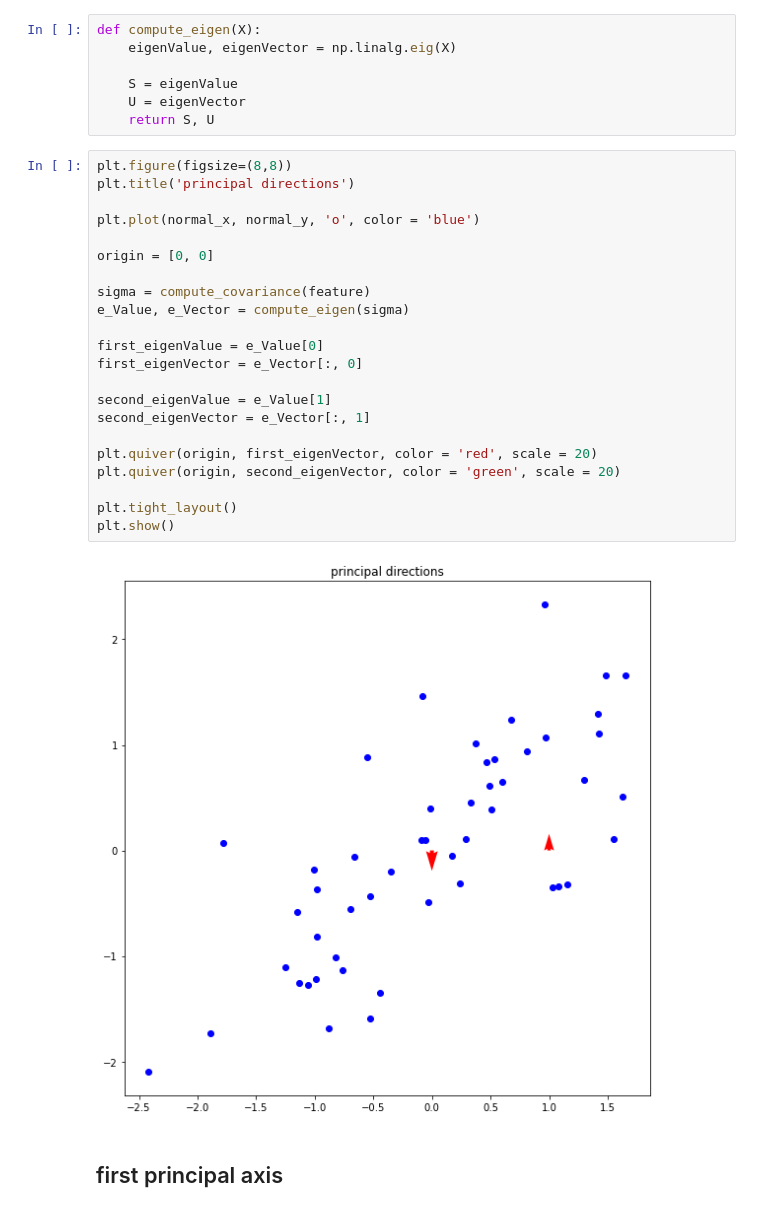
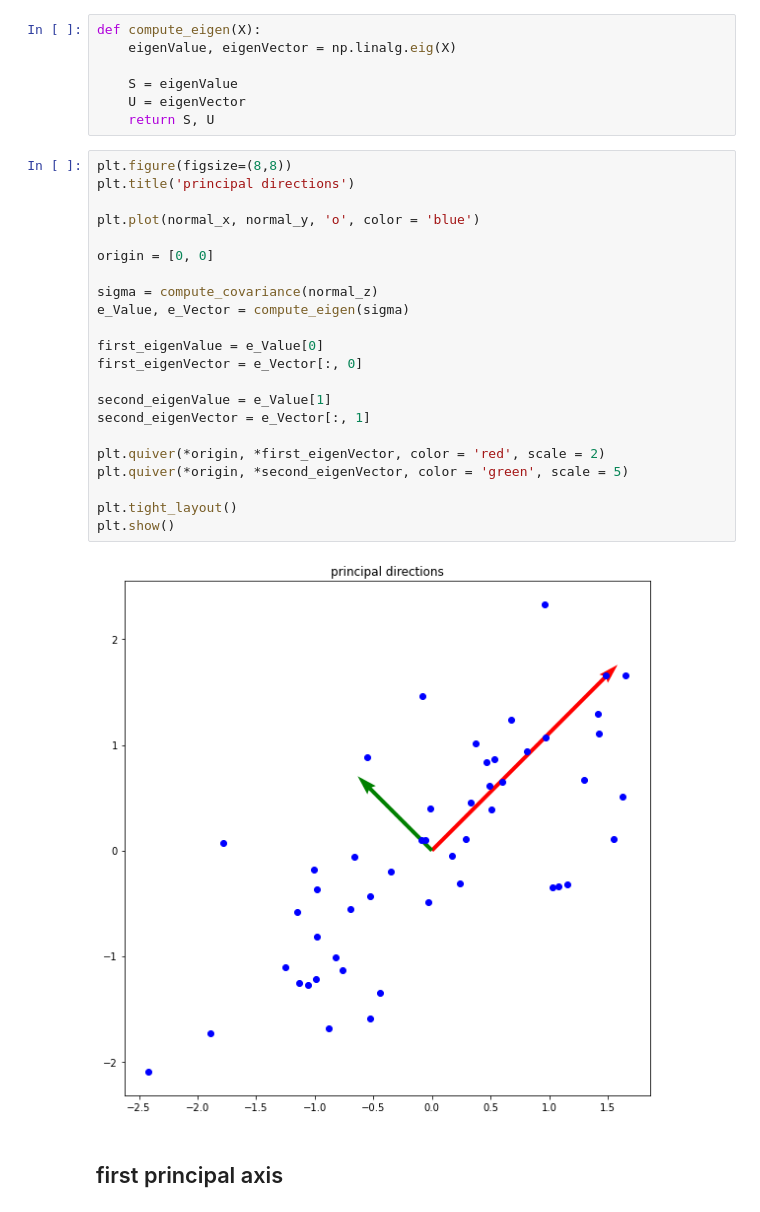
Before and after one commit to 2HyeongSeok/assignment-machine-learning, a Jupyter notebook: 12/assignment_12.ipynb, the cells around one changed output. Saved outputs shown, nothing was run; the diff lists cells and outputs as text.

Commit message:
Plot the principal directions correctly

```diff
--- a/12/assignment_12.ipynb
+++ b/12/assignment_12.ipynb
@@ -71,27 +71,27 @@ def compute_eigen(X):
 # %%
 plt.figure(figsize=(8,8))
 plt.title('principal directions')
 
 plt.plot(normal_x, normal_y, 'o', color = 'blue')
 
 origin = [0, 0]
 
-sigma = compute_covariance(feature)
+sigma = compute_covariance(normal_z)
 e_Value, e_Vector = compute_eigen(sigma)
 
 first_eigenValue = e_Value[0]
 first_eigenVector = e_Vector[:, 0]
 
 second_eigenValue = e_Value[1]
 second_eigenVector = e_Vector[:, 1]
 
-plt.quiver(origin, first_eigenVector, color = 'red', scale = 20)
-plt.quiver(origin, second_eigenVector, color = 'green', scale = 20)
+plt.quiver(*origin, *first_eigenVector, color = 'red', scale = 2)
+plt.quiver(*origin, *second_eigenVector, color = 'green', scale = 5)
 
 plt.tight_layout()
 plt.show()
 # %% [output]
-[figure, old version]
+[figure, new version]
 # %% [markdown]
 ## first principal axis
 # %%
```
